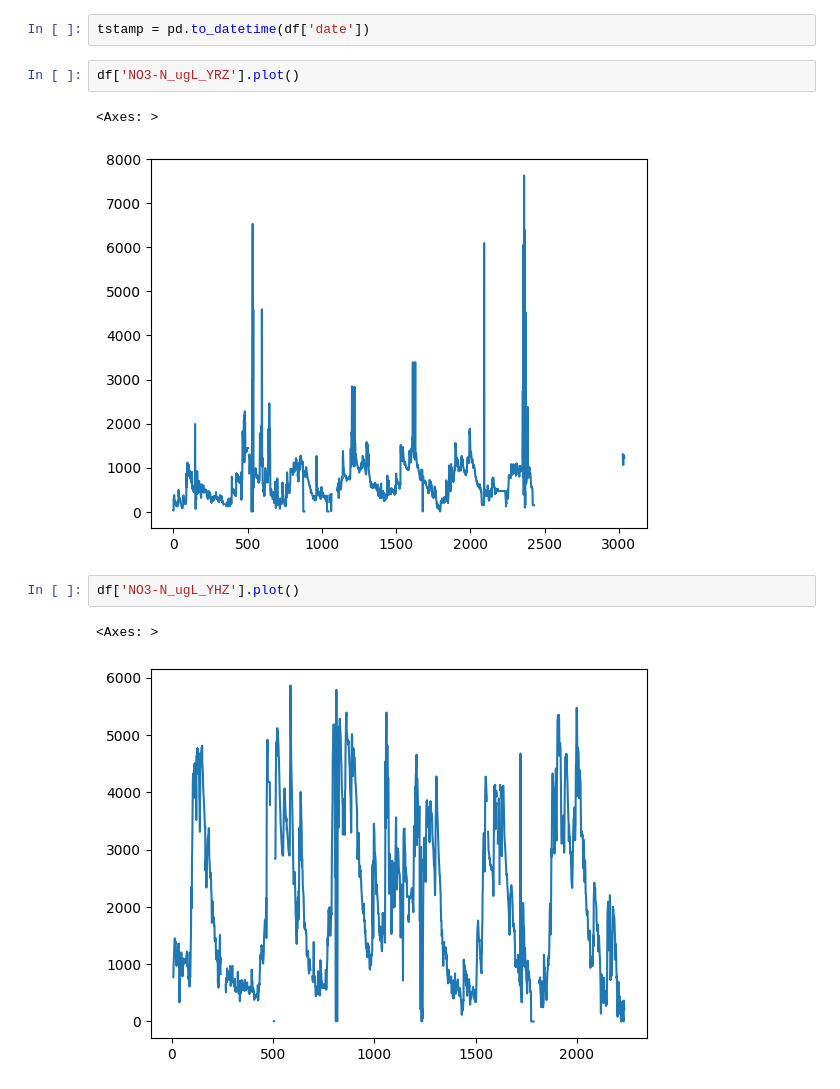
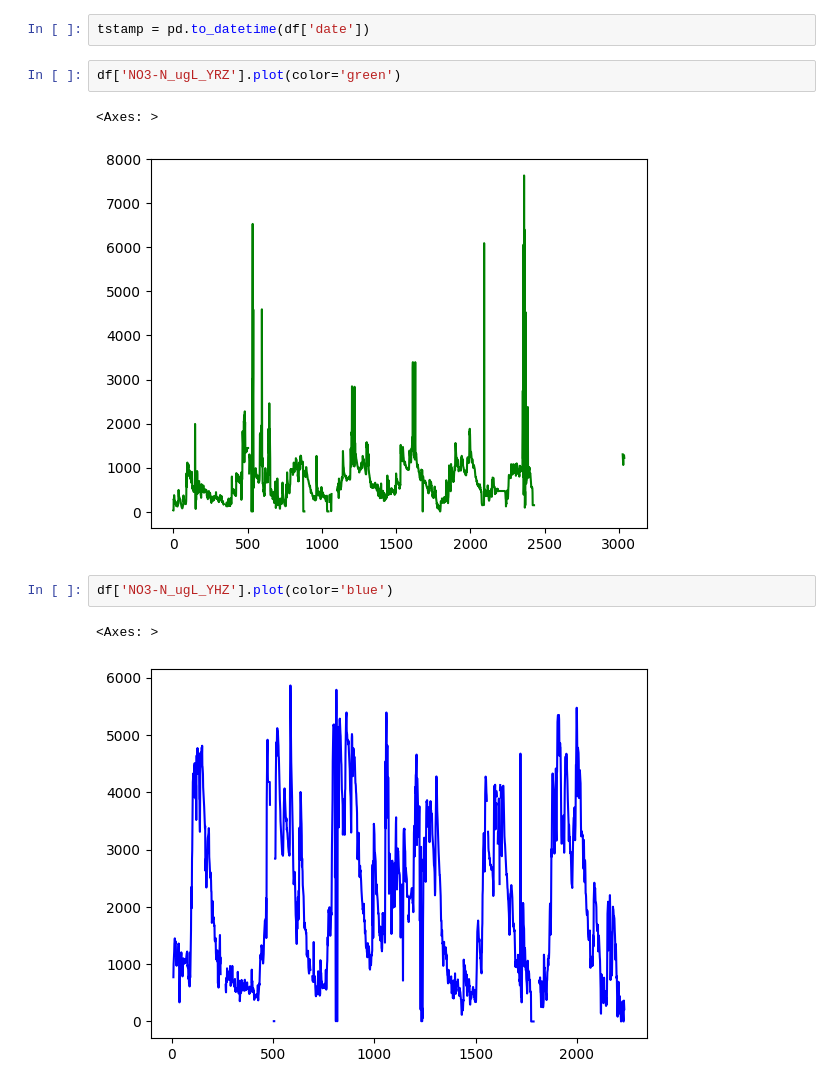
Before and after one commit to Larissa0403/ENS410064, a Jupyter notebook: nitrato código certo.ipynb, the cells around one changed output. Cells and saved outputs as stored; diff of their text form.

```diff
--- a/nitrato código certo.ipynb
+++ b/nitrato código certo.ipynb
@@ -88,12 +88,12 @@ Name: date, Length: 3038, dtype: object
 # %%
 tstamp = pd.to_datetime(df['date'])
 # %%
-df['NO3-N_ugL_YRZ'].plot()
+df['NO3-N_ugL_YRZ'].plot(color='green')
 # %% [output]
 <Axes: >
-[figure, old version]
+[figure, new version]
 # %%
-df['NO3-N_ugL_YHZ'].plot()
+df['NO3-N_ugL_YHZ'].plot(color='blue')
 # %% [output]
 <Axes: >
-[figure, old version]
+[figure, new version]
```
Also changed, not shown: parts of 1 cell of this notebook.
